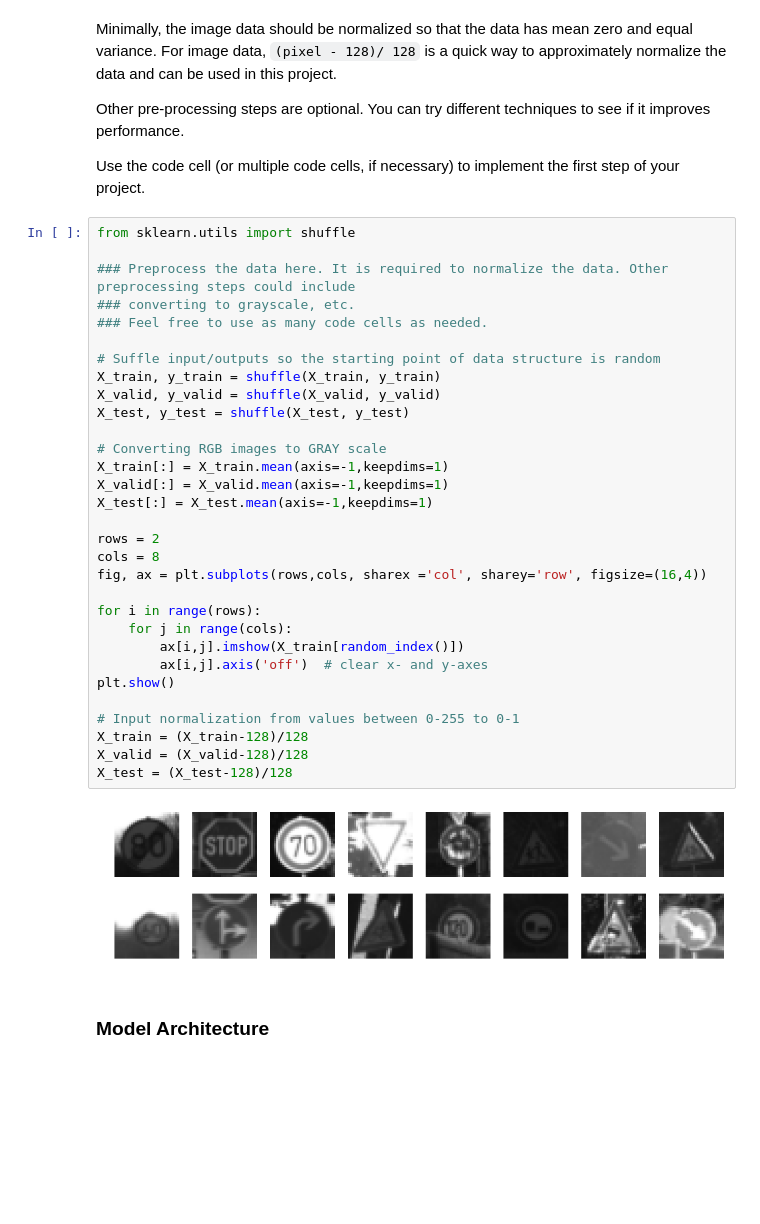
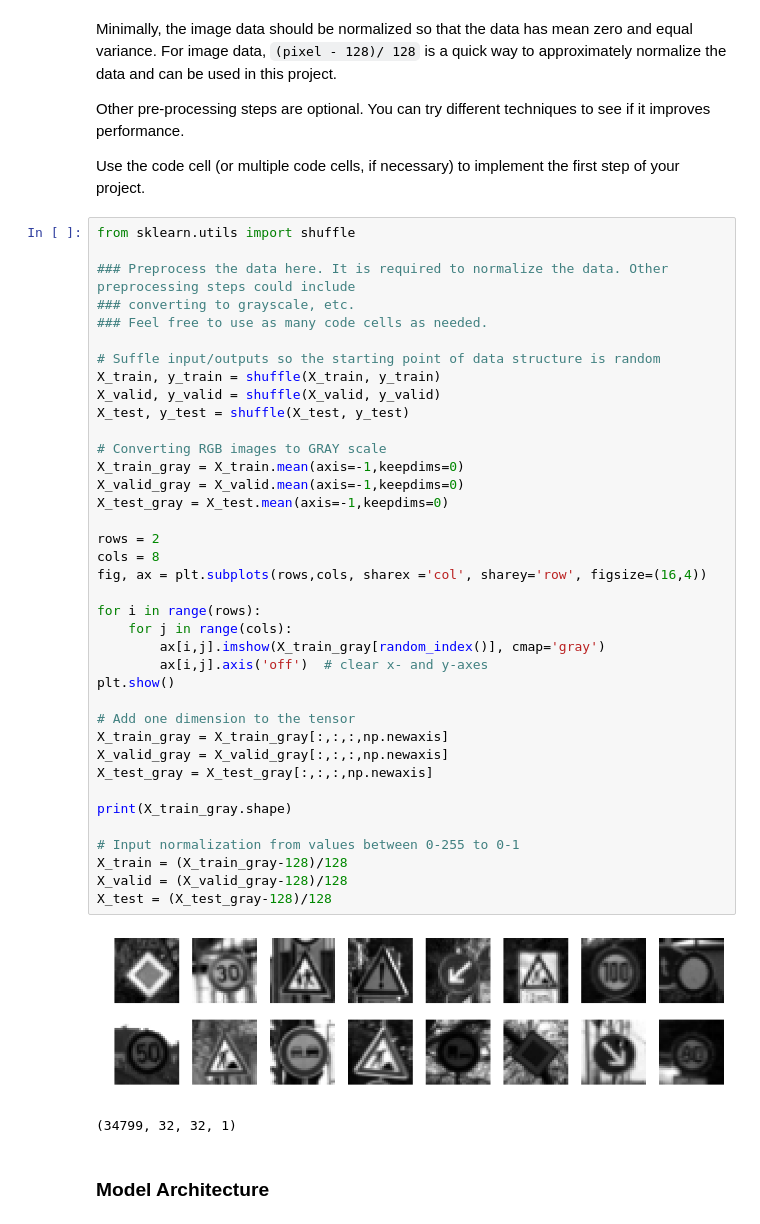
Before and after one commit to juandarr/German-traffic-sign-classifier, a Jupyter notebook: Traffic_Sign_Classifier.ipynb, the cells around one changed output. Saved outputs shown, nothing was run; the diff lists cells and outputs as text; blank space fills up the shorter version.

```diff
--- a/Traffic_Sign_Classifier.ipynb
+++ b/Traffic_Sign_Classifier.ipynb
@@ -144,36 +144,44 @@ Use the code cell (or multiple code cells, if necessary) to implement the first
 # %%
 from sklearn.utils import shuffle
 
 ### Preprocess the data here. It is required to normalize the data. Other preprocessing steps could include
 ### converting to grayscale, etc.
 ### Feel free to use as many code cells as needed.
 
 # Suffle input/outputs so the starting point of data structure is random
 X_train, y_train = shuffle(X_train, y_train)
 X_valid, y_valid = shuffle(X_valid, y_valid)
 X_test, y_test = shuffle(X_test, y_test)
 
 # Converting RGB images to GRAY scale
-X_train[:] = X_train.mean(axis=-1,keepdims=1)
-X_valid[:] = X_valid.mean(axis=-1,keepdims=1)
-X_test[:] = X_test.mean(axis=-1,keepdims=1)
+X_train_gray = X_train.mean(axis=-1,keepdims=0)
+X_valid_gray = X_valid.mean(axis=-1,keepdims=0)
+X_test_gray = X_test.mean(axis=-1,keepdims=0)
 
 rows = 2
 cols = 8
 fig, ax = plt.subplots(rows,cols, sharex ='col', sharey='row', figsize=(16,4))
 
 for i in range(rows):
     for j in range(cols):
-        ax[i,j].imshow(X_train[random_index()])
+        ax[i,j].imshow(X_train_gray[random_index()], cmap='gray')
         ax[i,j].axis('off')  # clear x- and y-axes
 plt.show()
 
+# Add one dimension to the tensor
+X_train_gray = X_train_gray[:,:,:,np.newaxis]
+X_valid_gray = X_valid_gray[:,:,:,np.newaxis]
+X_test_gray = X_test_gray[:,:,:,np.newaxis]
+
+print(X_train_gray.shape)
+
 # Input normalization from values between 0-255 to 0-1
-X_train = (X_train-128)/128
-X_valid = (X_valid-128)/128
-X_test = (X_test-128)/128
+X_train = (X_train_gray-128)/128
+X_valid = (X_valid_gray-128)/128
+X_test = (X_test_gray-128)/128
 # %% [output]
-[figure, old version]
+[figure, new version]
+(34799, 32, 32, 1)
 # %% [markdown]
 ### Model Architecture
 # %% [markdown]
```
Also changed, not shown: parts of 10 cells of this notebook, 3 other files.
